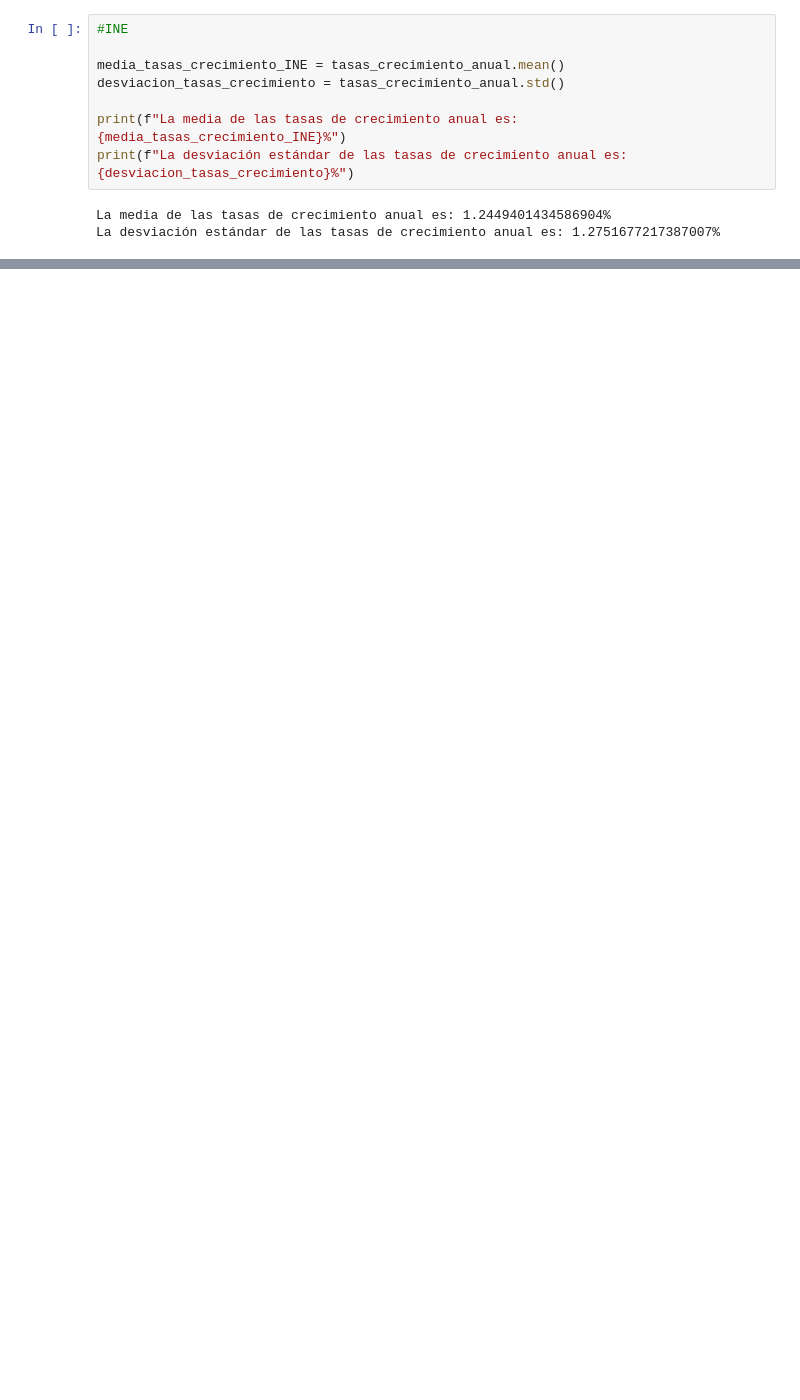
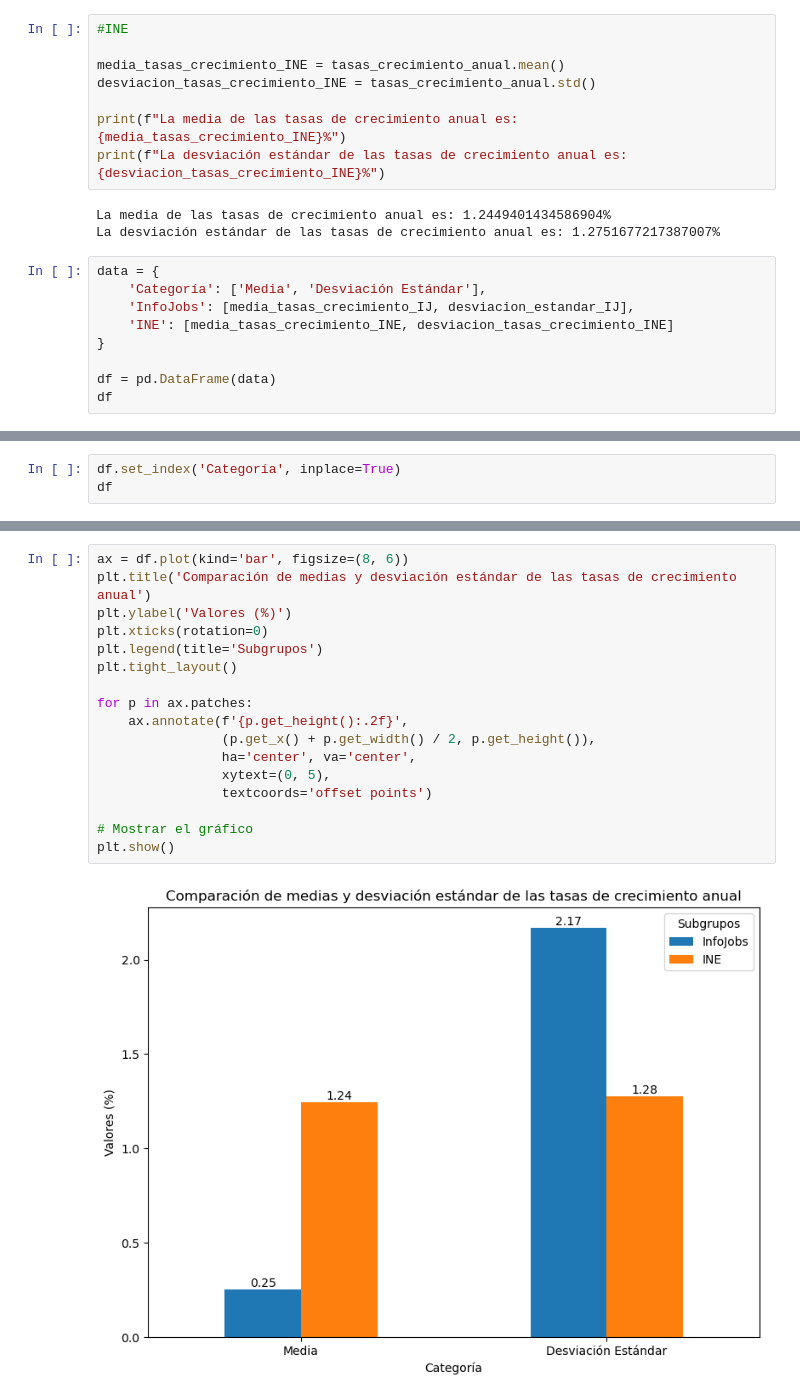
Before and after one commit to adrianbenitezrueda/first-project-data, a Jupyter notebook: main_josemi.ipynb, the cells around one changed output, grey strips where cells are left out. Saved outputs shown, nothing was run; the diff lists cells and outputs as text; blank space fills up the shorter version.

```diff
--- a/main_josemi.ipynb
+++ b/main_josemi.ipynb
@@ -325,10 +329,19 @@ NameError: name 'tasas_de_crecimiento_IJ' is not defined
 #INE
 
 media_tasas_crecimiento_INE = tasas_crecimiento_anual.mean()
-desviacion_tasas_crecimiento = tasas_crecimiento_anual.std()
+desviacion_tasas_crecimiento_INE = tasas_crecimiento_anual.std()
 
 print(f"La media de las tasas de crecimiento anual es: {media_tasas_crecimiento_INE}%")
-print(f"La desviación estándar de las tasas de crecimiento anual es: {desviacion_tasas_crecimiento}%")
+print(f"La desviación estándar de las tasas de crecimiento anual es: {desviacion_tasas_crecimiento_INE}%")
 # %% [output]
 La media de las tasas de crecimiento anual es: 1.2449401434586904%
 La desviación estándar de las tasas de crecimiento anual es: 1.2751677217387007%
+# %%
+data = {
+    'Categoría': ['Media', 'Desviación Estándar'],
+    'InfoJobs': [media_tasas_crecimiento_IJ, desviacion_estandar_IJ],
+    'INE': [media_tasas_crecimiento_INE, desviacion_tasas_crecimiento_INE]
+}
+
+df = pd.DataFrame(data)
+df
@@ -334,0 +352,3 @@ La desviación estándar de las tasas de crecimiento anual es: 1.275167721738700
+# %%
+df.set_index('Categoría', inplace=True)
+df
@@ -334,0 +360,19 @@ La desviación estándar de las tasas de crecimiento anual es: 1.275167721738700
+# %%
+ax = df.plot(kind='bar', figsize=(8, 6))
+plt.title('Comparación de medias y desviación estándar de las tasas de crecimiento anual')
+plt.ylabel('Valores (%)')
+plt.xticks(rotation=0)
+plt.legend(title='Subgrupos')
+plt.tight_layout()
+
+for p in ax.patches:
+    ax.annotate(f'{p.get_height():.2f}',
+                (p.get_x() + p.get_width() / 2, p.get_height()),
+                ha='center', va='center',
+                xytext=(0, 5),
+                textcoords='offset points')
+
+# Mostrar el gráfico
+plt.show()
+# %% [output]
+[figure, added]
```
Also changed, not shown: parts of 10 cells of this notebook.
